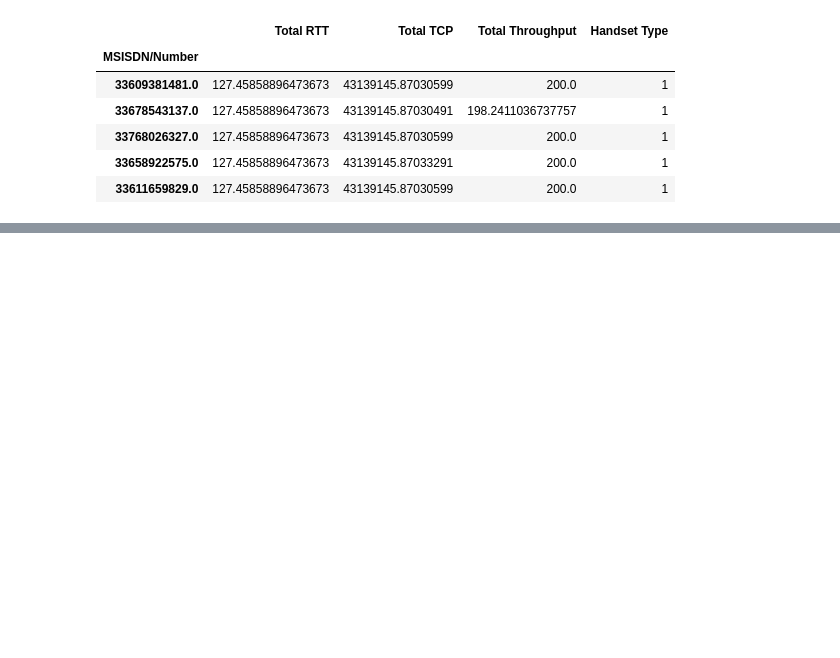
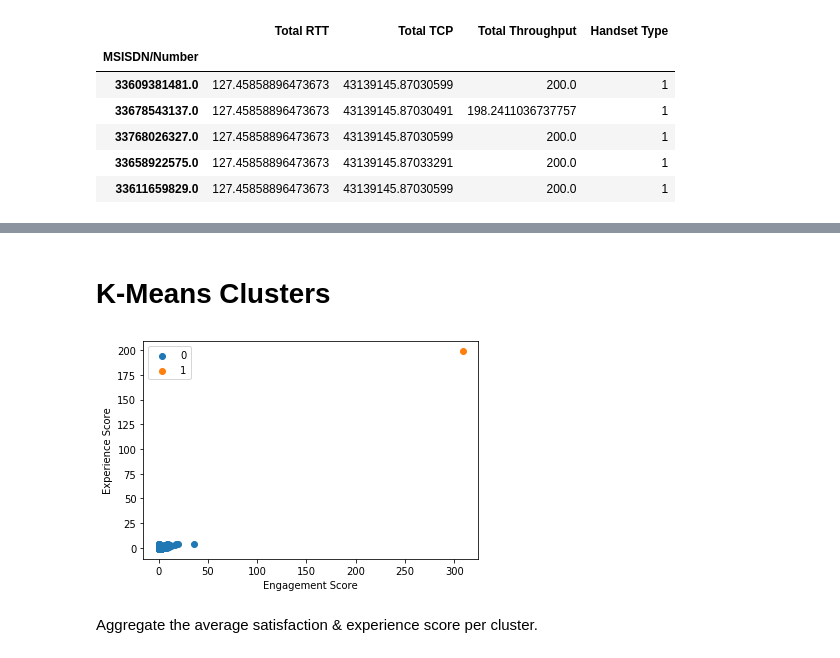
Before and after one commit to Kibika/Telecommunication-Business-Analytics, a Jupyter notebook: notebooks/Telco_EDA.ipynb, the cells around one changed output, grey strips where cells are left out. Drawn from its saved outputs; the diff is of its cells as text; code cells hidden in the pictures; blank space fills up the shorter version.

```diff
--- a/notebooks/Telco_EDA.ipynb
+++ b/notebooks/Telco_EDA.ipynb
@@ -996,0 +1002,5 @@ plt.show()
+# %%
+centroids = kmeans.cluster_centers_
+engagement_score=euclidean_distances(data_scaled, centroids)
+engagement_df['engagement_score']=[item[0] for item in engagement_score]
+engagement_df.head()
@@ -996,0 +1015,5 @@ plt.show()
+# %%
+centroids_exp = kmeans_exp.cluster_centers_
+experience_score=euclidean_distances(scaled_experience, centroids_exp)
+experience_df['experience_score']=[item[0] for item in experience_score]
+experience_df.head()
@@ -996,0 +1028,6 @@ plt.show()
+# %%
+score_df=pd.merge(engagement_df[["engagement_score"]], experience_df[["experience_score"]], on="MSISDN/Number", how='outer')
+score_df=score_df[~score_df.index.duplicated(keep='first')]
+score_df['satisfaction_score'] = score_df.mean(axis=1)
+score_df=score_df.sort_values(['satisfaction_score'],ascending=False)
+score_df.head(10)
@@ -996,0 +1112,27 @@ plt.show()
+# %% [markdown]
+# K-Means Clusters
+# %%
+score_experience = scaler.fit_transform(score_df)
+# defining the kmeans function with initialization as k-means++
+kmeans_score = KMeans(n_clusters=2, init='k-means++')
+
+# fitting the k means algorithm on scaled data
+kmeans_score.fit(score_experience)
+
+#predict the labels of clusters.
+label_score = kmeans_score.fit_predict(score_experience)
+
+u_labels_score = np.unique(label_score)
+
+#plotting the results:
+
+for i in u_labels_score:
+    plt.scatter(score_experience[label_score == i , 0] , score_experience[label_score == i , 1] , label = i)
+plt.legend()
+plt.xlabel('Engagement Score')
+plt.ylabel('Experience Score')
+plt.show()
+# %% [output]
+[figure, added]
+# %% [markdown]
+Aggregate the average satisfaction & experience score per cluster.
```
Also changed, not shown: parts of 14 cells of this notebook.
